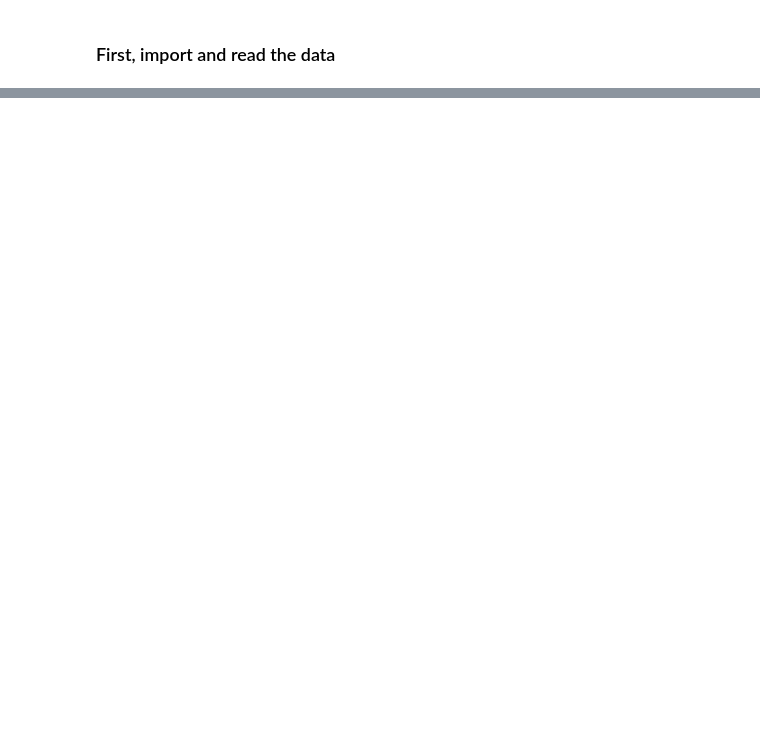
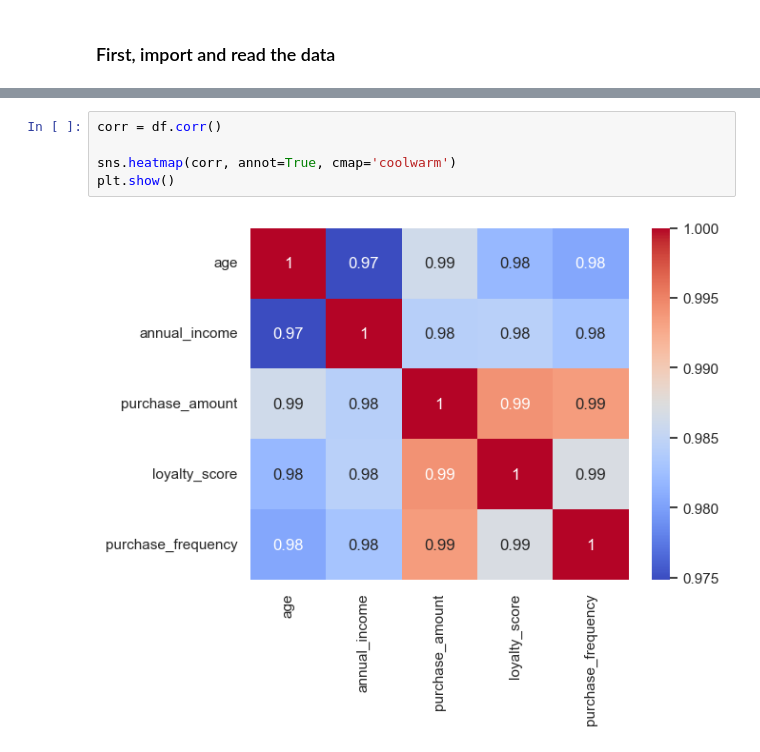
Before and after one commit to afrizzell24/DS201_Final, a Jupyter notebook: code/purchase_analysis.ipynb, the cells around one changed output, grey strips where cells are left out. Drawn from its saved outputs; the diff is of its cells as text; blank space fills up the shorter version.

```diff
--- a/code/purchase_analysis.ipynb
+++ b/code/purchase_analysis.ipynb
@@ -28,0 +82,7 @@ memory usage: 13.1 KB
+# %%
+corr = df.corr()
+
+sns.heatmap(corr, annot=True, cmap='coolwarm')
+plt.show()
+# %% [output]
+[figure, added]
```
Also changed, not shown: parts of 11 cells of this notebook.
